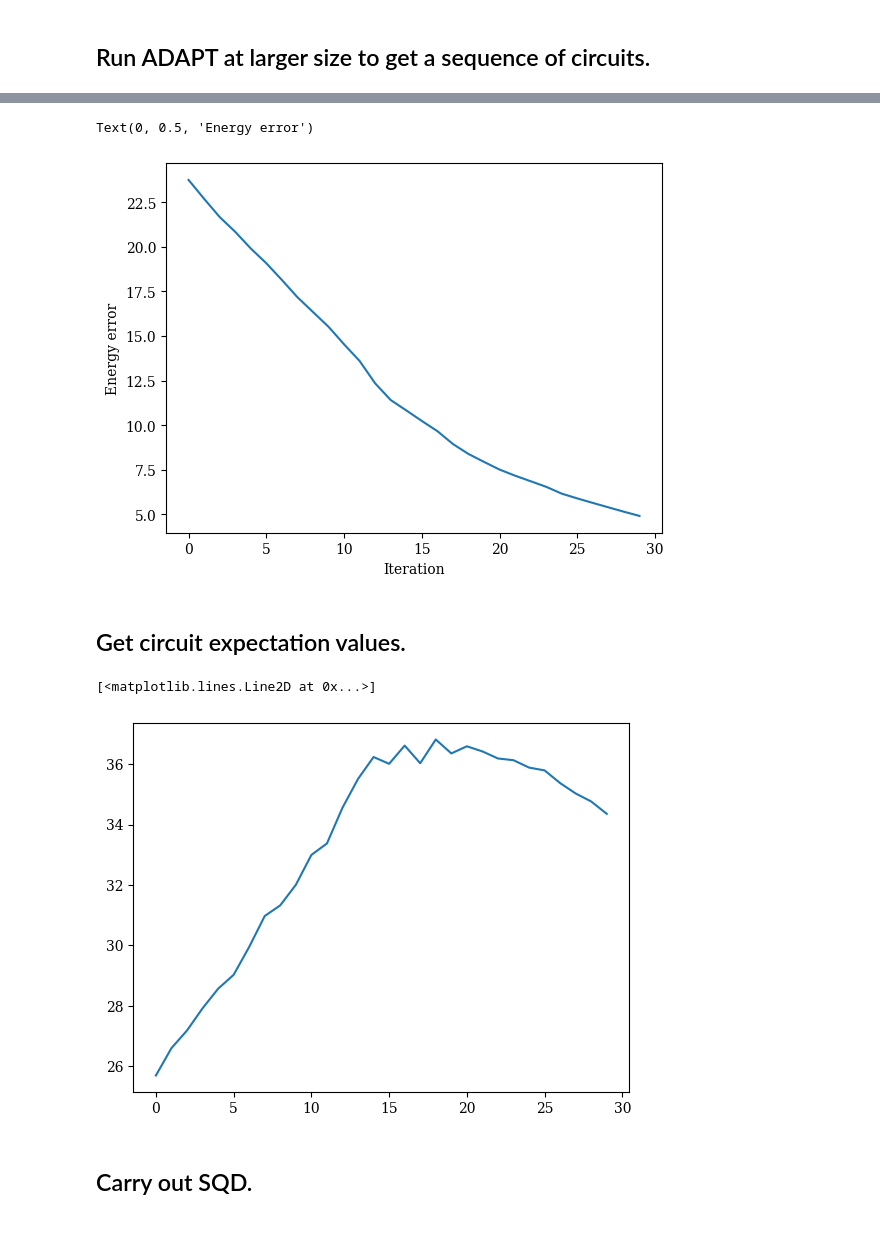
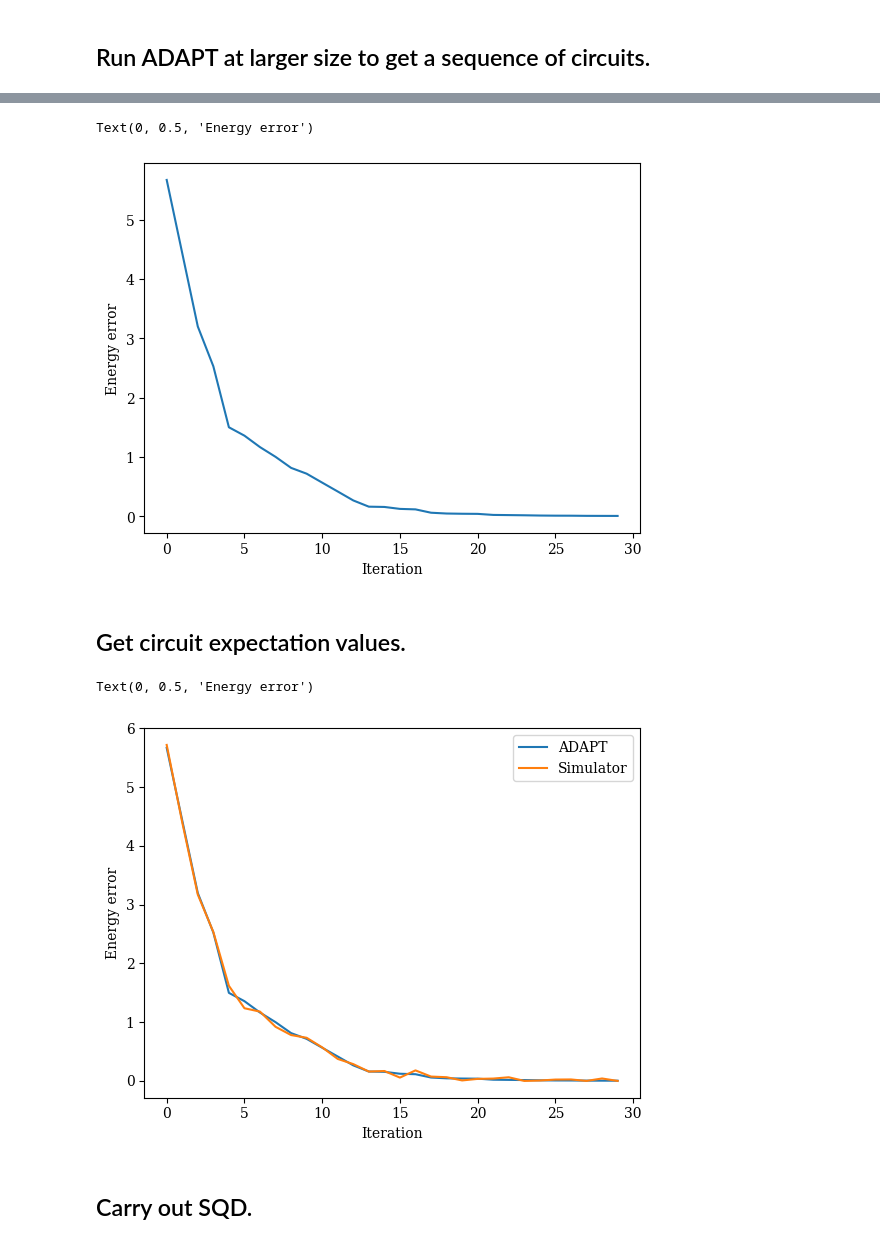
Before and after one commit to bdalfavero/adapt_isqd, a Jupyter notebook: adapt_isqd_xxz.ipynb, the cells around one changed output, grey strips where cells are left out. Cells and saved outputs as stored; diff of their text form; code cells hidden in the pictures.

Commit message:
Fixed the simulator issue at a low system size.

```diff
--- a/adapt_isqd_xxz.ipynb
+++ b/adapt_isqd_xxz.ipynb
@@ -292,7 +285,7 @@ def neel_circuit(nq, start_zero=True):
     return circuit
 # %%
 # Now go to the larger size.
-new_l = 8 * l
+new_l = 2 * l
 print(f"new_l = {new_l}")
 j_xy = 1
 j_z = 1
@@ -335,16 +328,10 @@ for i in range(30):
     print(f"On iteration {i}.")
     tn_adapt.run_iteration()
     data = tn_adapt.data
-    ansatz_circuit = tiled_pool.get_circuit(tn_adapt.indices, tn_adapt.coefficients)
-    print("coefficients:", tn_adapt.coefficients)
-    print("indices:", tn_adapt.indices)
-    # Prepare the HF reference state, then add the Ansatz circuit.
-    q = QuantumRegister(nq)
-    circuit = QuantumCircuit(q)
-    ref_circuit = neel_circuit(nq, start_zero=False)
-    ref_circuit = ref_circuit.reverse_bits()
-    circuit = circuit.compose(ref_circuit)
-    circuit = circuit.compose(ansatz_circuit)
+    circuit = data.get_circuit(
+        tiled_pool, indices=tn_adapt.indices, coefficients=tn_adapt.coefficients,
+        include_ref=True
+    )
     circuit.measure_all()
     circuits.append(circuit)
     adapt_energies.append(tn_adapt.energy)
@@ -578,11 +565,12 @@ for circuit in circuits:
 # %%
+adapt_errors = abs(np.array(adapt_energies) - exact_energy)
 fig, ax = plt.subplots()
-ax.plot(abs(np.array(adapt_energies) - exact_energy))
+ax.plot(adapt_errors)
 ax.set_xlabel("Iteration")
 ax.set_ylabel("Energy error")
 # %% [output]
 Text(0, 0.5, 'Energy error')
-[figure, old version]
+[figure, new version]
 # %%
 adapt_errors = np.abs(np.array(adapt_energies) - exact_energy)
 # %% [markdown]
@@ -595,6 +583,7 @@ for circuit in circuits:
     # The circuit needs to be transpiled to the AerSimulator target
     pass_manager = generate_preset_pass_manager(3, sim)
     isa_circuit = pass_manager.run(circuit)
+    isa_circuit = RemoveFinalMeasurements()(isa_circuit)
     pub = (isa_circuit, h_qiskit)
     job = estimator.run([pub])
     result = job.result()
@@ -605,10 +594,14 @@ for circuit in circuits:
 simualtor_errors = np.abs(np.array(simulator_energies) - exact_energy)
 # %%
 fig, ax = plt.subplots()
-ax.plot(simualtor_errors)
+ax.plot(adapt_errors, label="ADAPT")
+ax.plot(simualtor_errors, label="Simulator")
+ax.legend()
+ax.set_xlabel("Iteration")
+ax.set_ylabel("Energy error")
 # %% [output]
-[<matplotlib.lines.Line2D at 0x...>]
+Text(0, 0.5, 'Energy error')
-[figure, old version]
+[figure, new version]
 # %% [markdown]
 ## Carry out SQD.
 # %%
```
Also changed, not shown: parts of 9 cells of this notebook.
